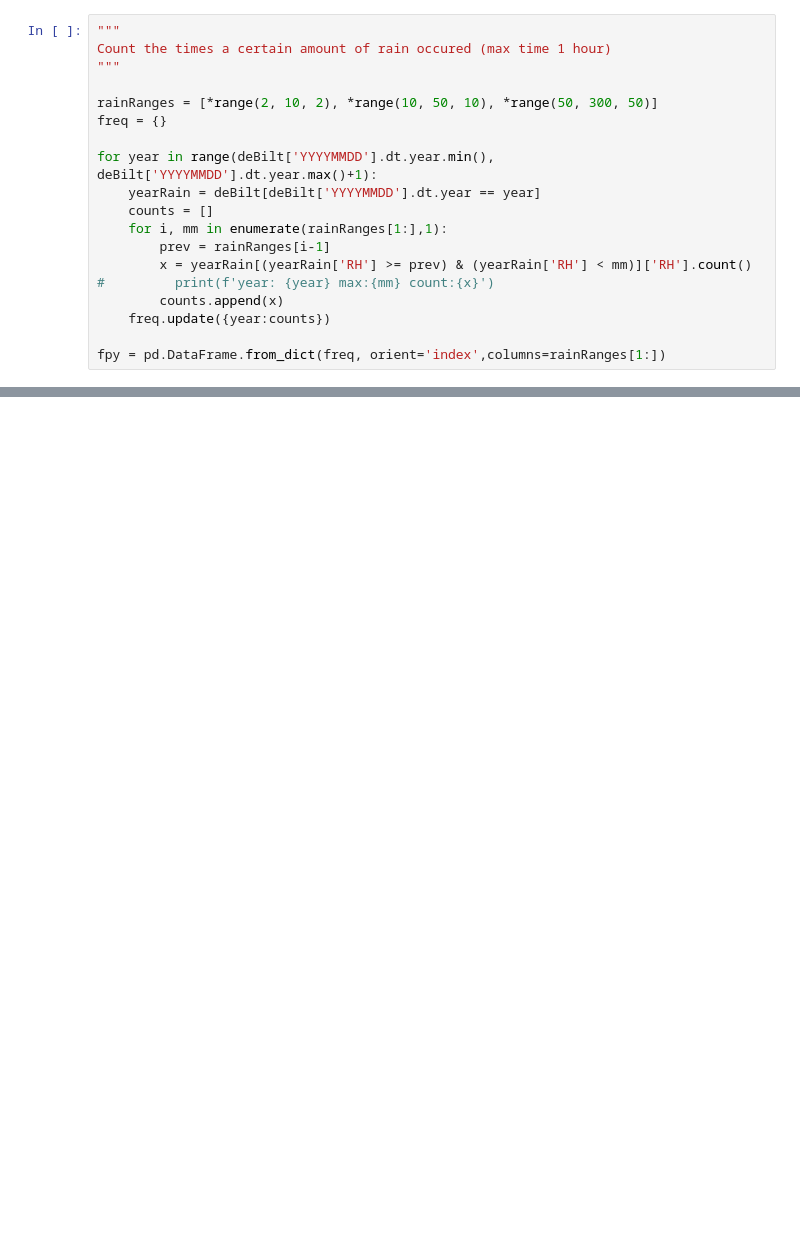
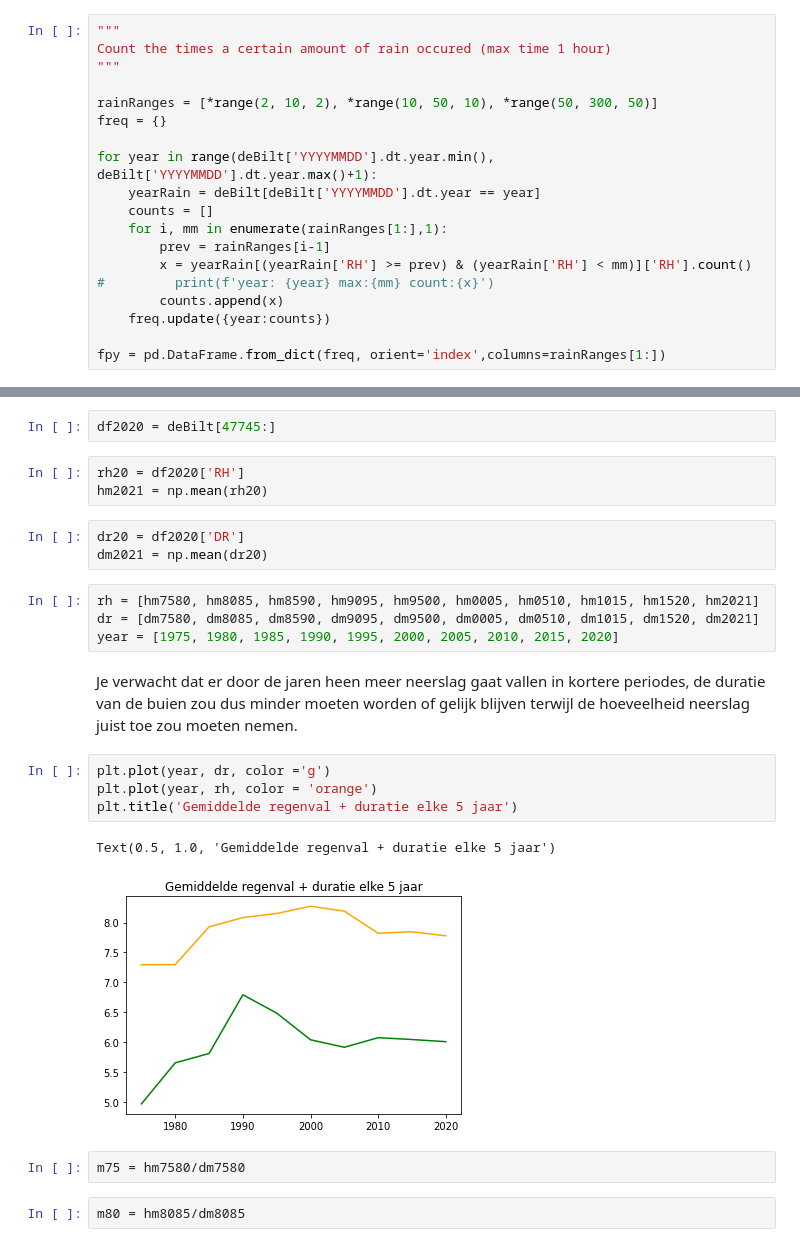
Before and after one commit to darkraisisi/AI-2020-BS-GP, a Jupyter notebook: rainchance_hourly.ipynb, the cells around one changed output, grey strips where cells are left out. Drawn from its saved outputs; the diff is of its cells as text; blank space fills up the shorter version.

```diff
--- a/rainchance_hourly.ipynb
+++ b/rainchance_hourly.ipynb
@@ -83,0 +228,25 @@ deBilt.sort_values(by=['RH','DR'],ascending=False)[:20]
+# %%
+df2020 = deBilt[47745:]
+# %%
+rh20 = df2020['RH']
+hm2021 = np.mean(rh20)
+# %%
+dr20 = df2020['DR']
+dm2021 = np.mean(dr20)
+# %%
+rh = [hm7580, hm8085, hm8590, hm9095, hm9500, hm0005, hm0510, hm1015, hm1520, hm2021]
+dr = [dm7580, dm8085, dm8590, dm9095, dm9500, dm0005, dm0510, dm1015, dm1520, dm2021]
+year = [1975, 1980, 1985, 1990, 1995, 2000, 2005, 2010, 2015, 2020]
+# %% [markdown]
+Je verwacht dat er door de jaren heen meer neerslag gaat vallen in kortere periodes, de duratie van de buien zou dus minder moeten worden of gelijk blijven terwijl de hoeveelheid neerslag juist toe zou moeten nemen.
+# %%
+plt.plot(year, dr, color ='g')
+plt.plot(year, rh, color = 'orange')
+plt.title('Gemiddelde regenval + duratie elke 5 jaar')
+# %% [output]
+Text(0.5, 1.0, 'Gemiddelde regenval + duratie elke 5 jaar')
+[figure, added]
+# %%
+m75 = hm7580/dm7580
+# %%
+m80 = hm8085/dm8085
```
Also changed, not shown: parts of 50 cells of this notebook, 4 other files.
